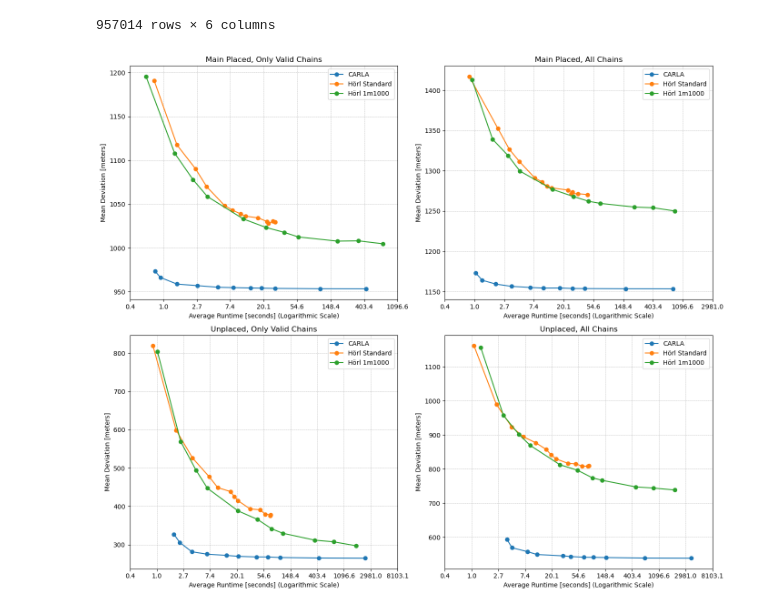
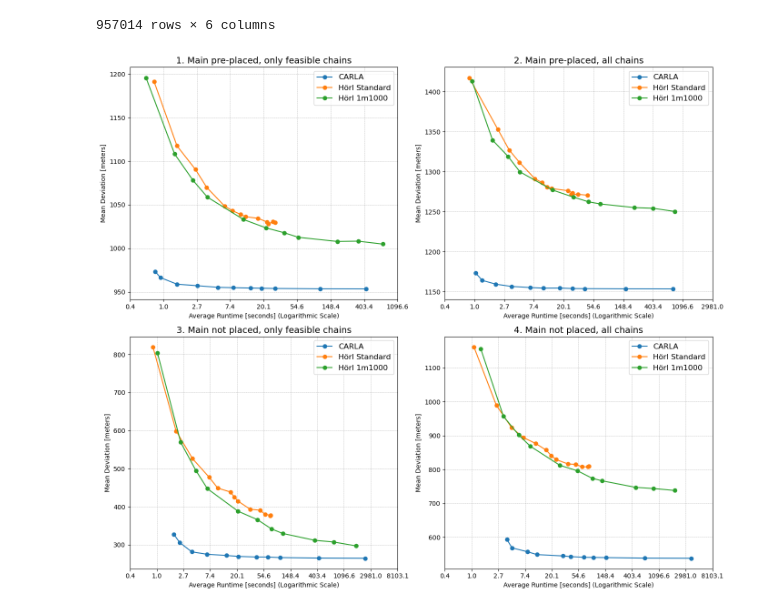
Before and after one commit to TUBS-IVS/MATSimPipeline, a Jupyter notebook: analysis/analysisnb.ipynb, the cells around one changed output. Drawn from its saved outputs; the diff is of its cells as text; code cells hidden in the pictures.

```diff
--- a/analysis/analysisnb.ipynb
+++ b/analysis/analysisnb.ipynb
@@ -279,10 +435,10 @@ for combination, data in combined_datasets.items():
 
 # Titles for each plot
 titles = [
-    "Main Placed, Only Valid Chains",
-    "Main Placed, All Chains",
-    "Unplaced, Only Valid Chains",
-    "Unplaced, All Chains",
+    "1. Main pre-placed, only feasible chains",
+    "2. Main pre-placed, all chains",
+    "3. Main not placed, only feasible chains",
+    "4. Main not placed, all chains",
 ]
 
 # Plot the four cases in a 2x2 grid
@@ -292,33 +448,35 @@ axes = axes.flatten()
 for i, (combination, data) in enumerate(combined_datasets.items()):
     ax = axes[i]
     for method, df in data.items():
         if df is not None:
             if method == "CARLA":
                 # Filter Petre data to include only the "number_of_branches" parameter
                 df = df[df["param"].str.contains("number_of_branches")]
             if not df.empty:
                 x = df["average_runtime"]
                 y = df["mean_quality"]
                 # Plot both line and points
                 ax.plot(
                     np.log(x),
                     y,
                     label=f"{method}",  # Customizable legend labels
                     linestyle="-",
                     marker="o",
                 )
-    ax.set_title(titles[i])
+    ax.set_title(titles[i], fontsize=14)
     ax.set_xlabel("Average Runtime [seconds] (Logarithmic Scale)")
     ax.set_ylabel("Mean Deviation [meters]")  # Custom y-axis label
     # Set x-ticks to actual runtimes in seconds
     x_ticks = ax.get_xticks()
     ax.set_xticks(x_ticks)
     ax.set_xticklabels([f"{np.exp(tick):.1f}" for tick in x_ticks])
     ax.grid(True, which="both", linestyle="--", linewidth=0.5)
-    ax.legend()
+    ax.legend(fontsize=12)
 
 # Adjust layout for clarity
+#plt.style.use('seaborn-whitegrid')
 plt.tight_layout()
+plt.savefig(r"C:\Users\petre\Documents\GitHub\MATSimPipeline\analysis\fullcomparison.pdf")
 plt.show()
 # %% [output]
-[figure, old version]
+[figure, new version]
```
Also changed, not shown: parts of 16 cells of this notebook, 14 other files.
